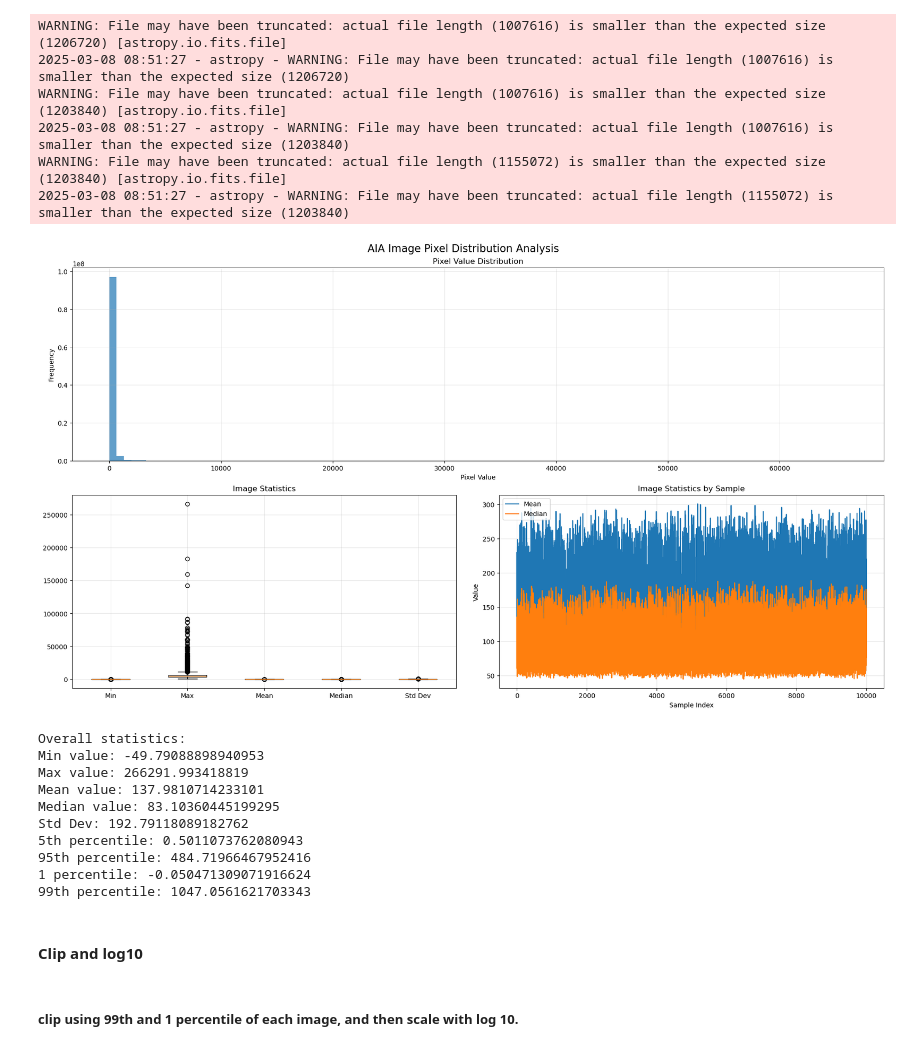
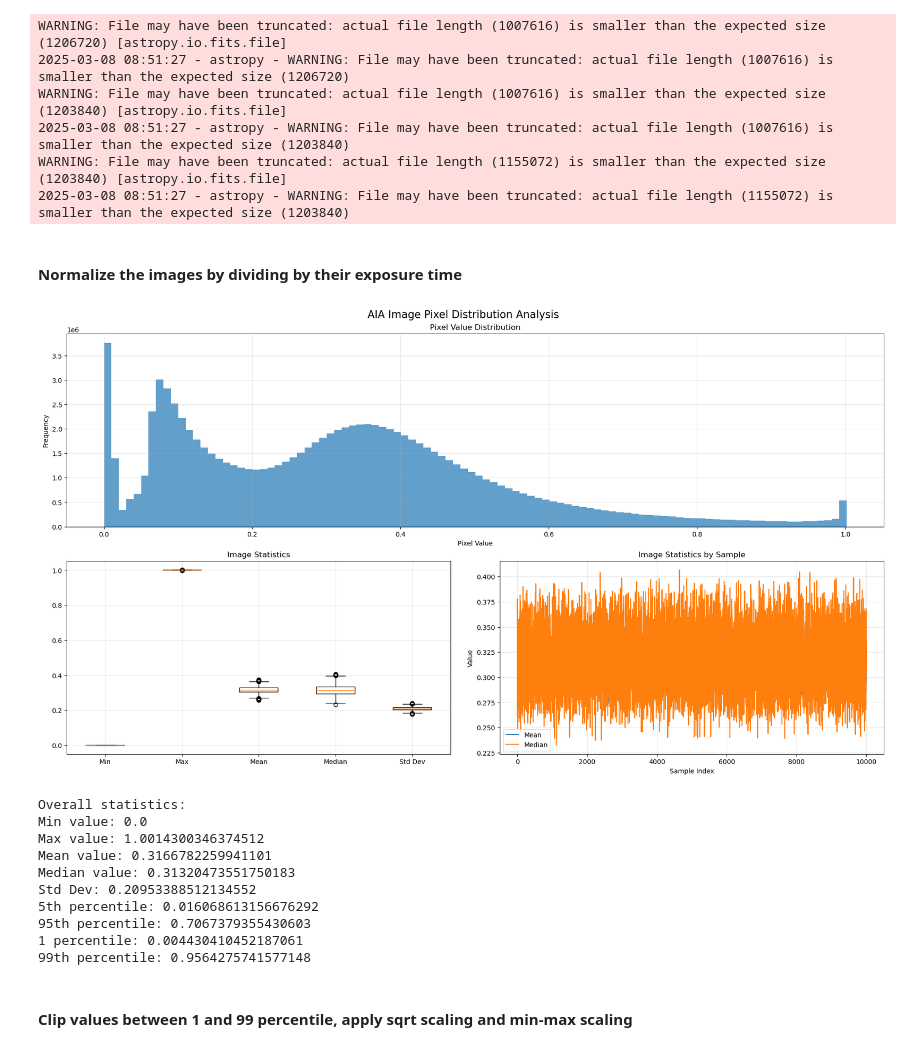
Before and after one commit to ZiyaanMir/Forecasting-GMI-Sun-Data, a Jupyter notebook: Download and Preprocess data/processing aia synoptic data.ipynb, the cells around one changed output. Cells and saved outputs as stored; diff of their text form; code cells hidden in the pictures.

```diff
--- a/Download and Preprocess data/processing aia synoptic data.ipynb
+++ b/Download and Preprocess data/processing aia synoptic data.ipynb
@@ -165,6 +136,8 @@ WARNING: File may have been truncated: actual file length (1007616) is smaller t
 2025-03-08 08:51:27 - astropy - WARNING: File may have been truncated: actual file length (1007616) is smaller than the expected size (1203840)
 WARNING: File may have been truncated: actual file length (1155072) is smaller than the expected size (1203840) [astropy.io.fits.file]
 2025-03-08 08:51:27 - astropy - WARNING: File may have been truncated: actual file length (1155072) is smaller than the expected size (1203840)
+# %% [markdown]
+#### Normalize the images by dividing by their exposure time
 # %%
 def normalize_by_exposure(aia_file):
     aia_file_path = os.path.join(download_dir, aia_file)
@@ -192,8 +165,8 @@ median_vals = []
 std_vals = []
 
 # Sample a subset of files for faster processing if there are many files
-sample_size = min(10000, len(aia_files))
-sampled_files = np.random.choice(aia_files, size=sample_size, replace=False)
+sample_size = min(10000, len(aia_files_1))
+sampled_files = np.random.choice(aia_files_1, size=sample_size, replace=False)
 
 for aia_file in tqdm(sampled_files, desc="Calculating pixel distribution"):
     aia_file_path = os.path.join(download_dir, aia_file)
@@ -244,42 +217,44 @@ ax3.set_ylabel('Value')
 ax3.legend()
 ax3.grid(True, alpha=0.3)
 
 plt.suptitle('AIA Image Pixel Distribution Analysis', fontsize=16)
 plt.show()
 
 # Print summary statistics
 print(f"Overall statistics:")
 print(f"Min value: {np.min(min_vals)}")
 print(f"Max value: {np.max(max_vals)}")
 print(f"Mean value: {np.mean(mean_vals)}")
 print(f"Median value: {np.median(median_vals)}")
 print(f"Std Dev: {np.mean(std_vals)}")
 
 # Calculate 5th and 95th percentiles
 p5 = np.percentile(pixel_values, 5)
 p95 = np.percentile(pixel_values, 95)
 
 # Add to the statistics output
 print(f"5th percentile: {p5}")
 print(f"95th percentile: {p95}")
 
 # Calculate 5th and 95th percentiles
 p1 = np.percentile(pixel_values, 1)
 p99 = np.percentile(pixel_values, 99)
 
 # Add to the statistics output
 print(f"1 percentile: {p1}")
 print(f"99th percentile: {p99}")
 # %% [output]
-[figure, old version]
+[figure, new version]
 Overall statistics:
-Min value: -49.79088898940953
-Max value: 266291.993418819
-Mean value: 137.9810714233101
-Median value: 83.10360445199295
-Std Dev: 192.79118089182762
-5th percentile: 0.5011073762080943
-95th percentile: 484.71966467952416
-1 percentile: -0.050471309071916624
-99th percentile: 1047.0561621703343
+Min value: 0.0
+Max value: 1.0014300346374512
+Mean value: 0.3166782259941101
+Median value: 0.31320473551750183
+Std Dev: 0.20953388512134552
+5th percentile: 0.016068613156676292
+95th percentile: 0.7067379355430603
+1 percentile: 0.004430410452187061
+99th percentile: 0.9564275741577148
+# %% [markdown]
+#### Clip values between 1 and 99 percentile, apply sqrt scaling and min-max scaling
 # %%
@@ -325,4 +292,0 @@ with ThreadPoolExecutor(max_workers=20) as executor:
-# %% [markdown]
-#### Clip and log10
-# %% [markdown]
-##### clip using 99th and 1 percentile of each image, and then scale with log 10.
```
Also changed, not shown: parts of 12 cells of this notebook, 8 other files.
